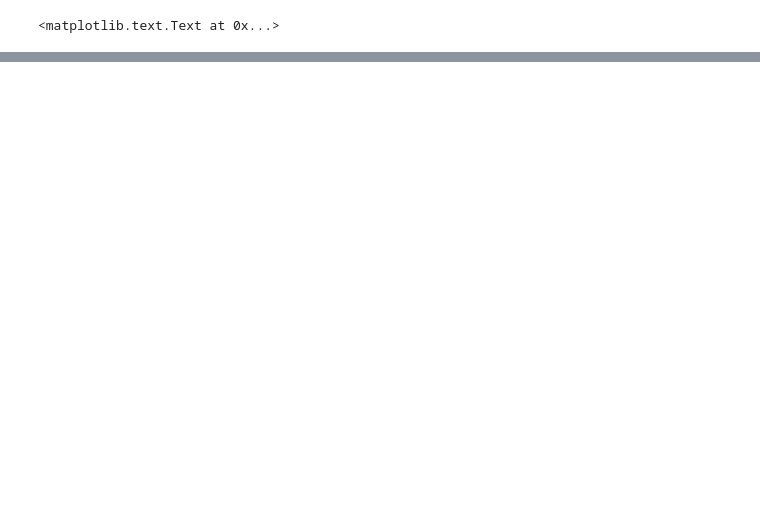
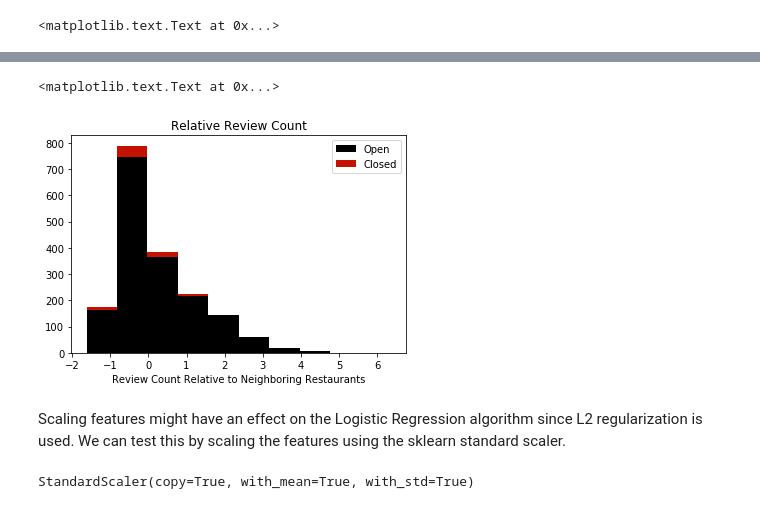
Before and after one commit to alifier/Restaurant_success_model, a Jupyter notebook: Restaurants_yelp_ML_final.ipynb, the cells around one changed output, grey strips where cells are left out. Drawn from its saved outputs; the diff is of its cells as text; code cells hidden in the pictures; blank space fills up the shorter version.

```diff
--- a/Restaurants_yelp_ML_final.ipynb
+++ b/Restaurants_yelp_ML_final.ipynb
@@ -460,0 +473,14 @@ plt.xlabel('Restaurant Density within 1 mile Radius')
+# %%
+plt.hist([df_unprocessed[df_unprocessed['is_closed']==0].dropna()['zreview_count_all'].values,\
+          df_unprocessed[df_unprocessed['is_closed']==1].dropna()['zreview_count_all'].values],\
+        label=['Open','Closed'],color=['k','#c41200'],stacked=True)
+
+
+plt.legend()
+plt.title('Relative Review Count')
+plt.xlabel('Review Count Relative to Neighboring Restaurants')
+# %% [output]
+<matplotlib.text.Text at 0x...>
+[figure, added]
+# %% [markdown]
+Scaling features might have an effect on the Logistic Regression algorithm since L2 regularization is used. We can test this by scaling the features using the sklearn standard scaler.
@@ -460,0 +489,5 @@ plt.xlabel('Restaurant Density within 1 mile Radius')
+# %%
+scaler = StandardScaler()
+scaler.fit(df_ml_features)
+# %% [output]
+StandardScaler(copy=True, with_mean=True, with_std=True)
```
Also changed, not shown: parts of 30 cells of this notebook.
